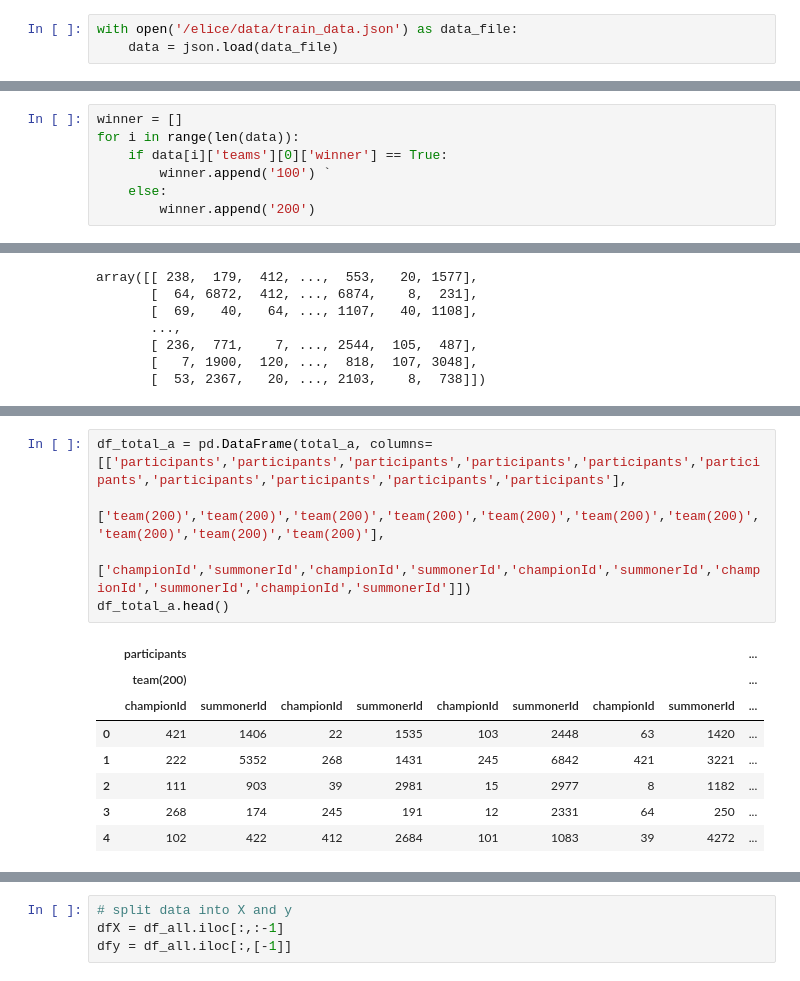
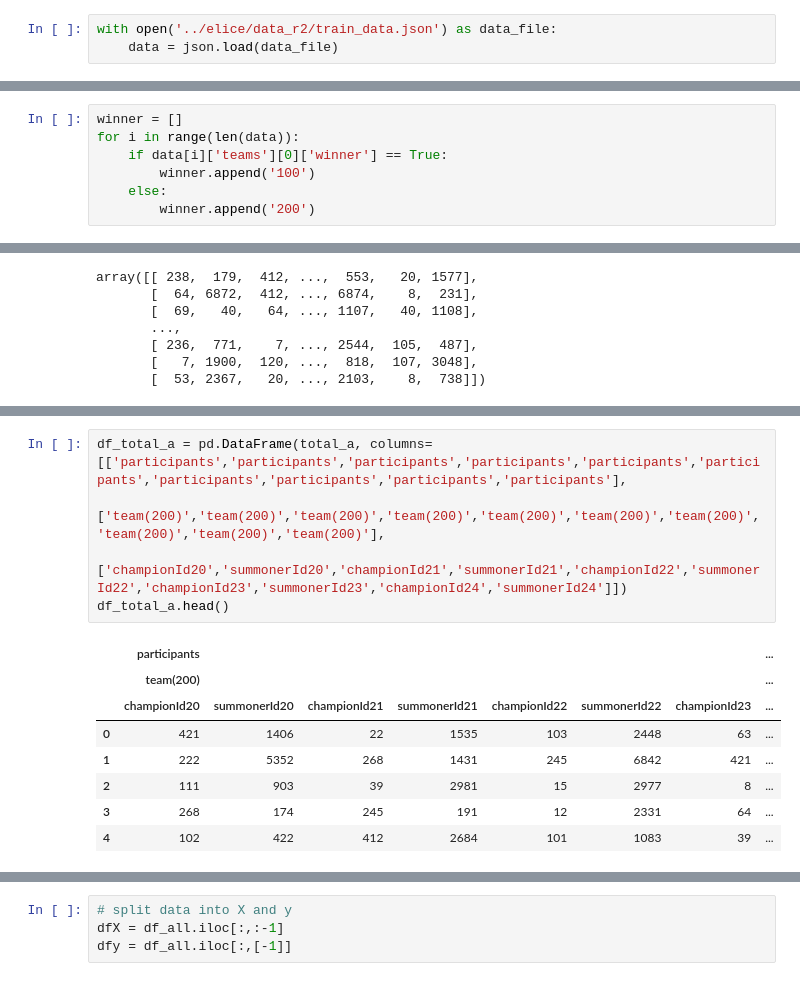
Before and after one commit to yanggyu17/elice_challenge, a Jupyter notebook: Round2/train_2nd_try.ipynb, the cells around one changed output, grey strips where cells are left out. Drawn from its saved outputs; the diff is of its cells as text.

```diff
--- a/Round2/train_2nd_try.ipynb
+++ b/Round2/train_2nd_try.ipynb
@@ -3,6 +3,6 @@ import json
 import pandas as pd
 import numpy as np
 # %%
-with open('/elice/data/train_data.json') as data_file:
+with open('../elice/data_r2/train_data.json') as data_file:
     data = json.load(data_file)
 # %%
@@ -133,7 +119,7 @@ len(set(cid))
 winner = []
 for i in range(len(data)):
     if data[i]['teams'][0]['winner'] == True:
-        winner.append('100') `
+        winner.append('100')
     else:
         winner.append('200')
 # %%
@@ -213,17 +199,17 @@ df_total_h.head()
 # %%
 df_total_a = pd.DataFrame(total_a, columns=[['participants','participants','participants','participants','participants','participants','participants','participants','participants','participants'],
                                           ['team(200)','team(200)','team(200)','team(200)','team(200)','team(200)','team(200)','team(200)','team(200)','team(200)'],
-                                          ['championId','summonerId','championId','summonerId','championId','summonerId','championId','summonerId','championId','summonerId']])
+                                          ['championId20','summonerId20','championId21','summonerId21','championId22','summonerId22','championId23','summonerId23','championId24','summonerId24']])
 df_total_a.head()
 # %% [output]
-|  | participants |  |  |  |  |  |  |  | ... |
-|  | team(200) |  |  |  |  |  |  |  | ... |
-|  | championId | summonerId | championId | summonerId | championId | summonerId | championId | summonerId | ... |
-| 0 | 421 | 1406 | 22 | 1535 | 103 | 2448 | 63 | 1420 | ... |
-| 1 | 222 | 5352 | 268 | 1431 | 245 | 6842 | 421 | 3221 | ... |
-| 2 | 111 | 903 | 39 | 2981 | 15 | 2977 | 8 | 1182 | ... |
-| 3 | 268 | 174 | 245 | 191 | 12 | 2331 | 64 | 250 | ... |
-| 4 | 102 | 422 | 412 | 2684 | 101 | 1083 | 39 | 4272 | ... |
+|  | participants |  |  |  |  |  |  | ... |
+|  | team(200) |  |  |  |  |  |  | ... |
+|  | championId20 | summonerId20 | championId21 | summonerId21 | championId22 | summonerId22 | championId23 | ... |
+| 0 | 421 | 1406 | 22 | 1535 | 103 | 2448 | 63 | ... |
+| 1 | 222 | 5352 | 268 | 1431 | 245 | 6842 | 421 | ... |
+| 2 | 111 | 903 | 39 | 2981 | 15 | 2977 | 8 | ... |
+| 3 | 268 | 174 | 245 | 191 | 12 | 2331 | 64 | ... |
+| 4 | 102 | 422 | 412 | 2684 | 101 | 1083 | 39 | ... |
 # %%
 df_data = pd.concat([df_total_h, df_total_a], axis=1)
 df_data.head()
```
Also changed, not shown: parts of 19 cells of this notebook, 1 other file.
